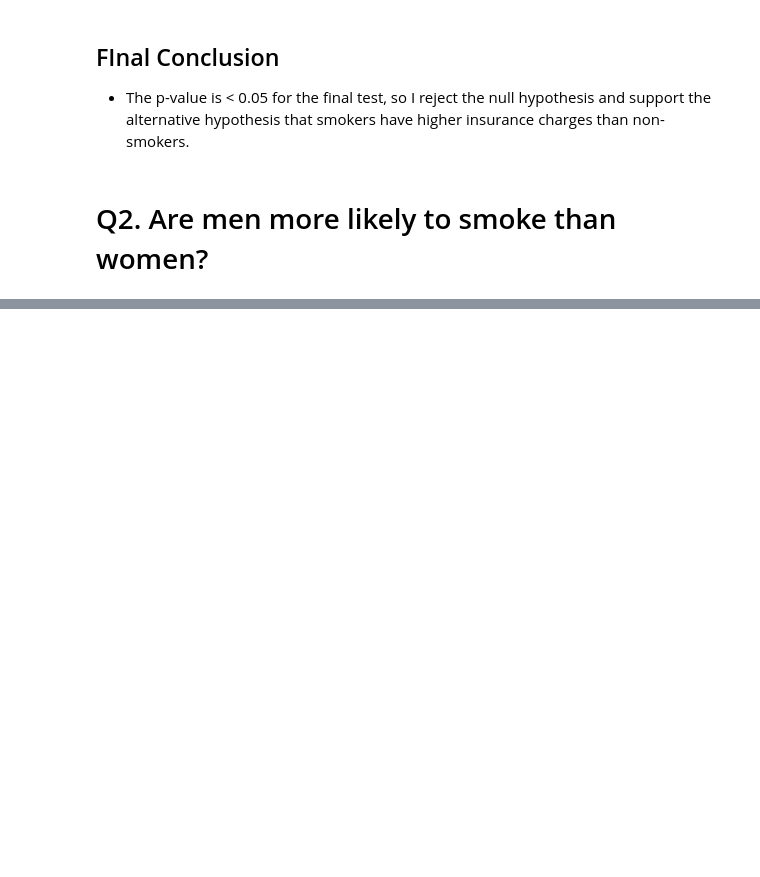
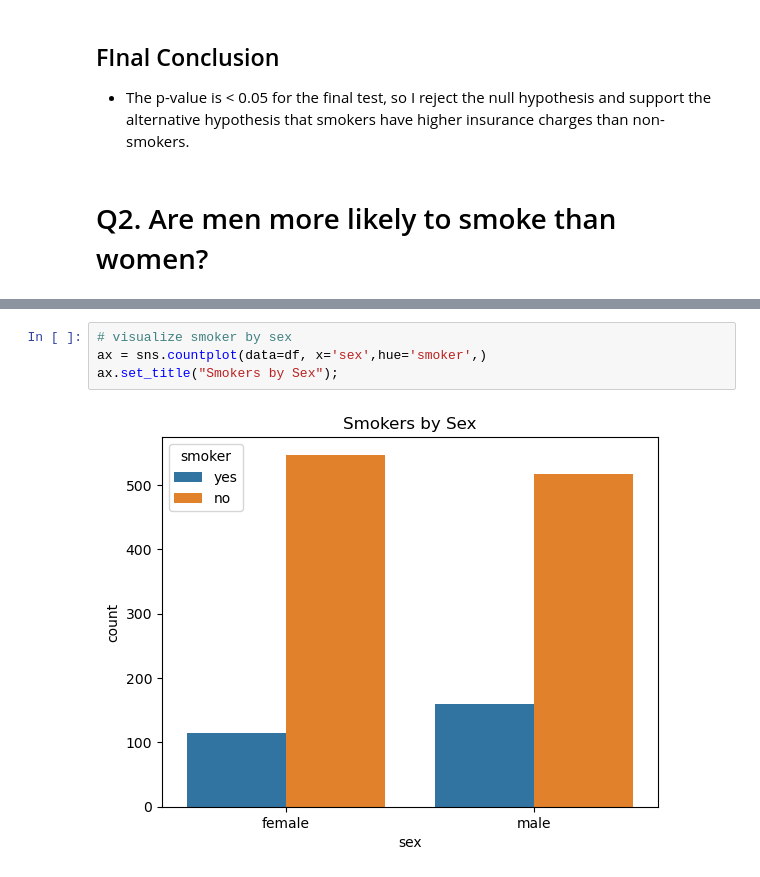
Before and after one commit to joshlensing/Hypothesis-Testing-with-Insurance-Data--Core-, a Jupyter notebook: Hypothesis Testing with Insurance Data (Core).ipynb, the cells around one changed output, grey strips where cells are left out. Drawn from its saved outputs; the diff is of its cells as text; blank space fills up the shorter version.

```diff
--- a/Hypothesis Testing with Insurance Data (Core).ipynb
+++ b/Hypothesis Testing with Insurance Data (Core).ipynb
@@ -151,0 +169,6 @@ The mean insurance charges for non-smokers is 8434.27
+# %%
+# visualize smoker by sex
+ax = sns.countplot(data=df, x='sex',hue='smoker',)
+ax.set_title("Smokers by Sex");
+# %% [output]
+[figure, added]
```
Also changed, not shown: parts of 31 cells of this notebook.
